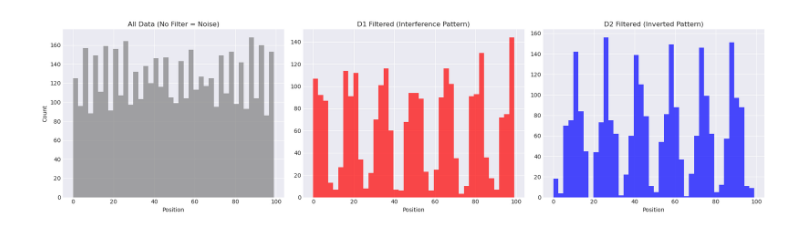
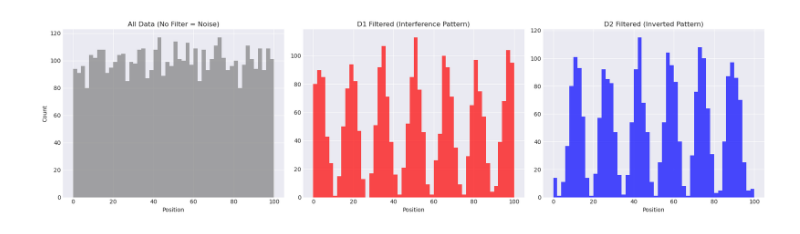
Before and after one commit to Sevenforest/Digital-Cosmology, a Jupyter notebook: 02_Implementation_Code/Simulation_Redshift.ipynb, the cells around one changed output. Cells and saved outputs as stored; diff of their text form; code cells hidden in the pictures.

```diff
--- a/02_Implementation_Code/Simulation_Redshift.ipynb
+++ b/02_Implementation_Code/Simulation_Redshift.ipynb
@@ -85,67 +74,56 @@ plt.show()
 # %%
-# 1. データ生成 (着弾時点: 過去)
-# スクリーン上の位置はランダムに見えるが、隠れたタグ(Tag)と相関している
+rng_qe = np.random.default_rng(42)
 num_data = 5000
 data = []
 
+# 1. データ生成 (着弾時点: 過去)
 for i in range(num_data):
-    # 隠れた位相タイプ (A:干渉, B:逆干渉)
-    hidden_type = np.random.choice(['TypeA', 'TypeB'])
+    hidden_type = rng_qe.choice(['TypeA', 'TypeB'])
 
-    # スクリーン上の位置決定
-    # TypeA: cos^2 (山), TypeB: sin^2 (谷)
     if hidden_type == 'TypeA':
         while True:
-            pos = np.random.randint(0, 100)
-            # 中央(50)を中心に周期的な確率
+            pos = rng_qe.integers(0, 100)
             prob = np.cos((pos - 50) * 0.2) ** 2
-            if np.random.rand() < prob:
+            if rng_qe.random() < prob:
                 break
     else:
         while True:
-            pos = np.random.randint(0, 100)
-            # sin^2 は cos^2 と位相がπずれる (逆パターン)
+            pos = rng_qe.integers(0, 100)
             prob = np.sin((pos - 50) * 0.2) ** 2
-            if np.random.rand() < prob:
+            if rng_qe.random() < prob:
                 break
 
-    # データベースに記録 (この時点ではTypeは不可視)
     data.append({'ID': i, 'Position': pos, 'HiddenTag': hidden_type})
 
 df = pd.DataFrame(data)
 
-# 2. 検出器による選別 (未来)
-# D1はTypeAのみ、D2はTypeBのみを通過させるフィルターとして機能
+# 2. 検出器による選別 (事後クエリ)
 def query_detector(detector_name):
     if detector_name == 'D1':
         return df[df['HiddenTag'] == 'TypeA']
     elif detector_name == 'D2':
         return df[df['HiddenTag'] == 'TypeB']
-    else:
-        return df
+    return df
 
-# 3. 結果の表示 (3つのグラフを並べる)
+# 3. 結果の表示 (0..99を均等に切るため bins=50 を使用)
 fig, axes = plt.subplots(1, 3, figsize=(18, 5))
 
-# 全データ (フィルタなし)
-axes[0].hist(df['Position'], bins=40, color='gray', alpha=0.7)
+axes[0].hist(df['Position'], bins=50, range=(0, 100), color='gray', alpha=0.7)
 axes[0].set_title("All Data (No Filter = Noise)")
 axes[0].set_xlabel("Position")
 axes[0].set_ylabel("Count")
 
-# D1 フィルタ (干渉縞)
 d1_results = query_detector('D1')
-axes[1].hist(d1_results['Position'], bins=40, color='red', alpha=0.7)
+axes[1].hist(d1_results['Position'], bins=50, range=(0, 100), color='red', alpha=0.7)
 axes[1].set_title("D1 Filtered (Interference Pattern)")
 axes[1].set_xlabel("Position")
 
-# D2 フィルタ (逆干渉縞)
 d2_results = query_detector('D2')
-axes[2].hist(d2_results['Position'], bins=40, color='blue', alpha=0.7)
+axes[2].hist(d2_results['Position'], bins=50, range=(0, 100), color='blue', alpha=0.7)
 axes[2].set_title("D2 Filtered (Inverted Pattern)")
 axes[2].set_xlabel("Position")
 
 plt.tight_layout()
 plt.show()
 # %% [output]
-[figure, old version]
+[figure, new version]
```
Also changed, not shown: parts of 15 cells of this notebook, 11 other files.
